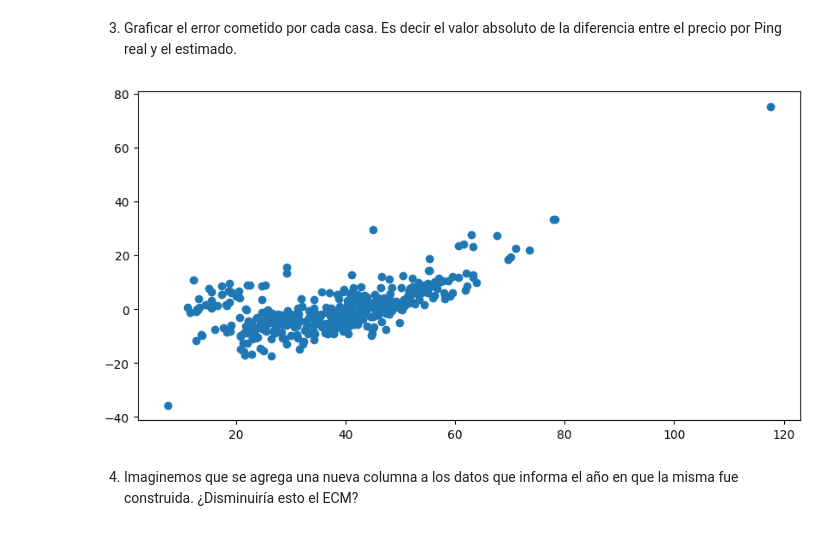
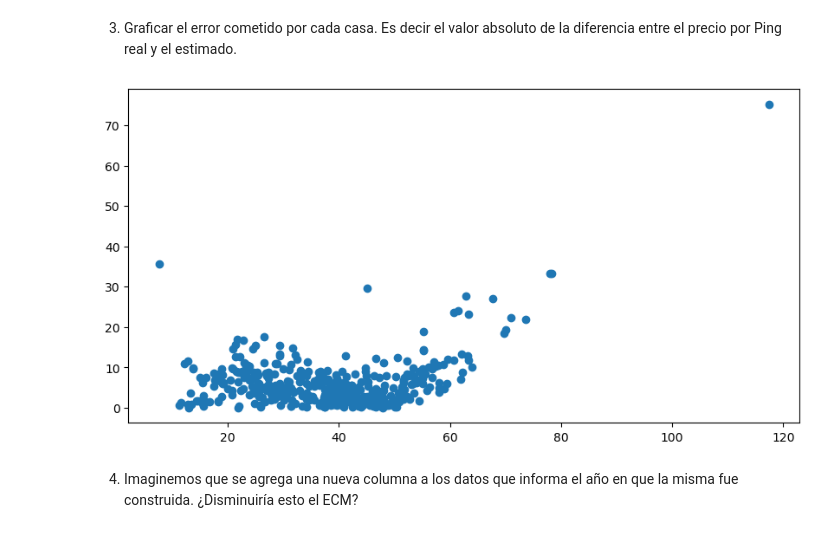
Before and after one commit to IgnacioPardo/Metodos_TP1, a Jupyter notebook: TP1.ipynb, the cells around one changed output. Cells and saved outputs as stored; diff of their text form; code cells hidden in the pictures.

```diff
--- a/TP1.ipynb
+++ b/TP1.ipynb
@@ -573,12 +497,12 @@ ECM(y_matrix, y_pred_)
 # %%
 y_matrix_plt: np.ndarray = y_matrix.T[0]
 y_pred_plt: np.ndarray = y_pred_.T[0]
 
 plt.figure(figsize=(10, 5))
-plt.plot(y_matrix_plt, y_matrix_plt - y_pred_plt, 'o')
+plt.plot(y_matrix_plt, abs(y_matrix_plt - y_pred_plt), 'o')
 plt.show()
 # %% [output]
-[figure, old version]
+[figure, new version]
 # %% [markdown]
 4. Imaginemos que se agrega una nueva columna a los datos que informa el año en que la misma fue construida. ¿Disminuiría esto el ECM?
 # %% [markdown]
```
Also changed, not shown: parts of 11 cells of this notebook.
